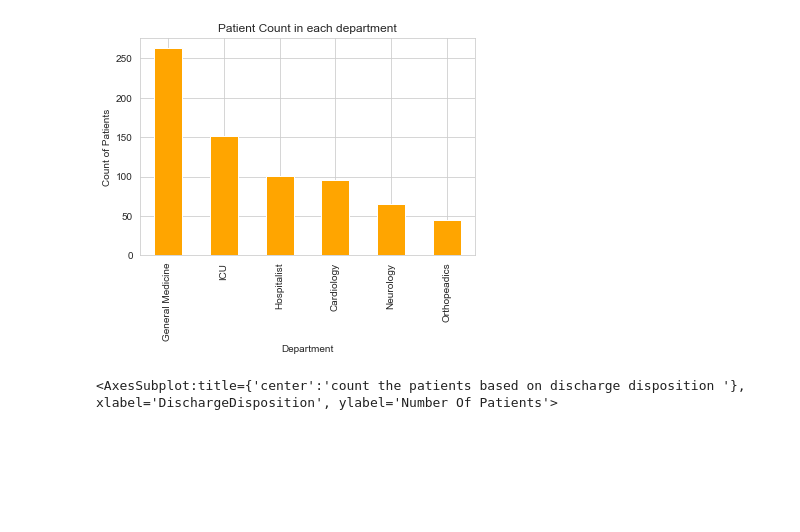
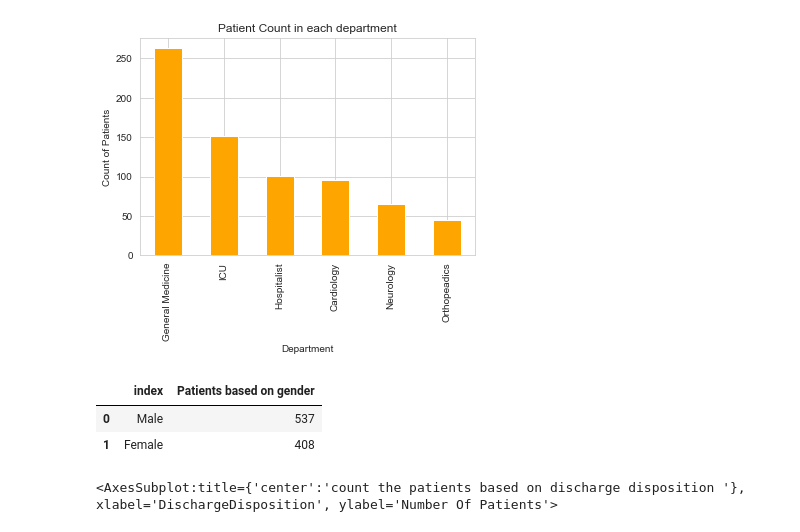
Before and after one commit to KalyaniKurakula/NumpyWarriors1, a Jupyter notebook: Hackthon/NumpyWarriors.ipynb, the cells around one changed output. Cells and saved outputs as stored; diff of their text form; code cells hidden in the pictures; blank space fills up the shorter version.

```diff
--- a/Hackthon/NumpyWarriors.ipynb
+++ b/Hackthon/NumpyWarriors.ipynb
@@ -433,3 +431,11 @@ Text(0.5, 1.0, 'Patient Count in each department')
+# %%
+#26 . Using arrays and loops, find the count of patients based on gender.
+df= pd.read_excel("HospitalDatabase .xlsx",sheet_name="Patients")
+df.Gender.value_counts().reset_index(name='Patients based on gender')
+# %% [output]
+|  | index | Patients based on gender |
+| 0 | Male | 537 |
+| 1 | Female | 408 |
 # %%
 #27.Plot a graph to count the patients based on discharge disposition.
 #Loadind dataset
```
Also changed, not shown: parts of 9 cells of this notebook.
